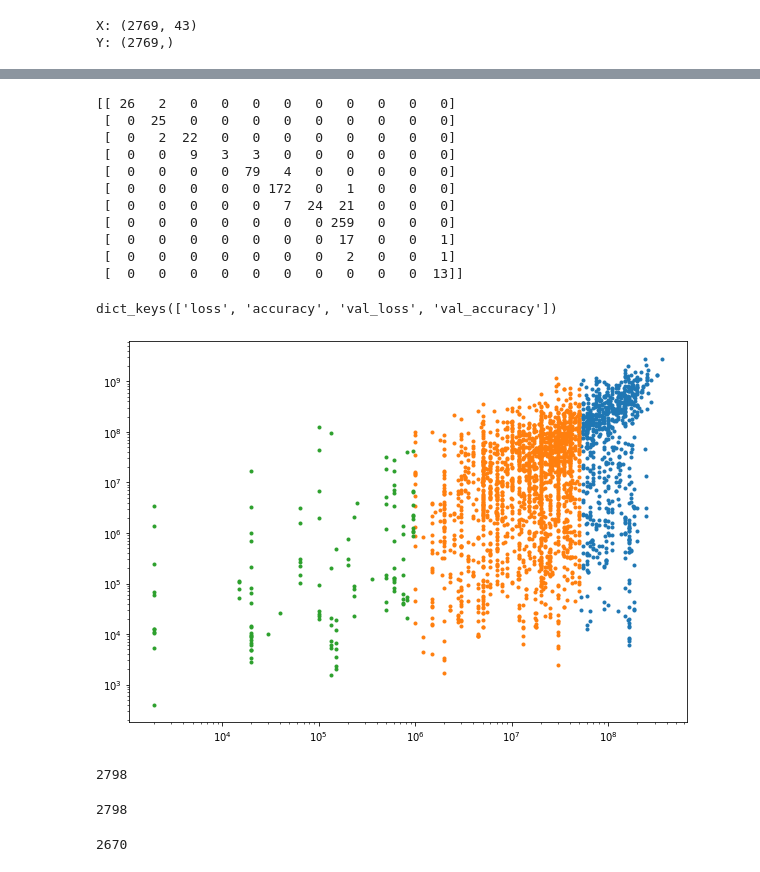
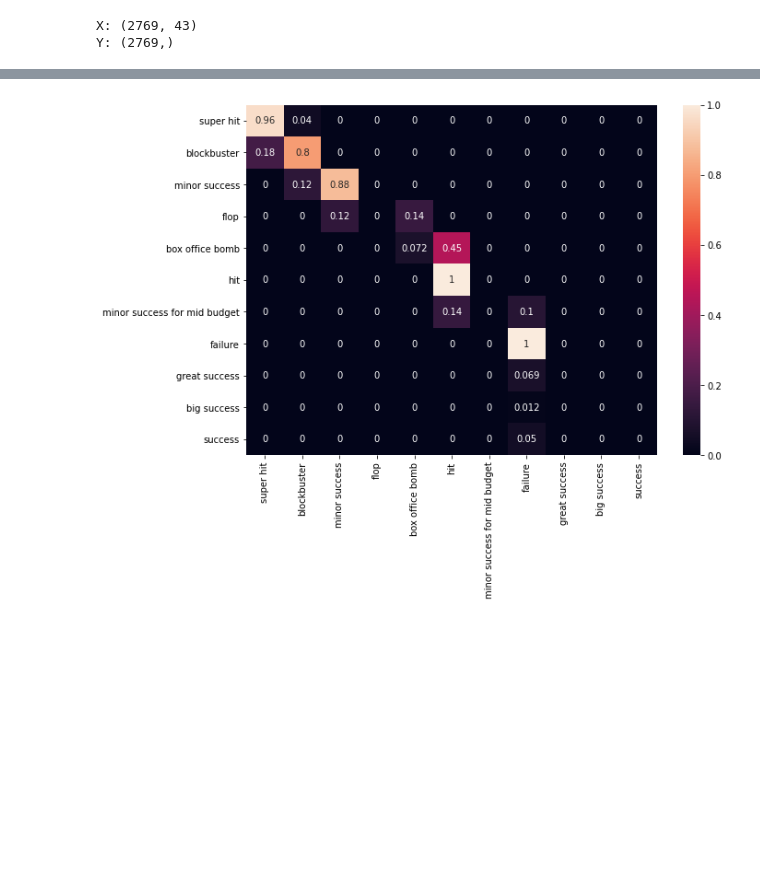
Before and after one commit to Ali-Setareh/Machine-learning-in-physics-Project, a Jupyter notebook: phase 3 - Neural Network/bining_data.ipynb, the cells around one changed output, grey strips where cells are left out. Saved outputs shown, nothing was run; the diff lists cells and outputs as text; code cells hidden in the pictures; blank space fills up the shorter version.

```diff
--- a/phase 3 - Neural Network/bining_data.ipynb
+++ b/phase 3 - Neural Network/bining_data.ipynb
@@ -582,44 +586,15 @@ Epoch 500/500
 # %%
 from sklearn.metrics import confusion_matrix
+import seaborn as sns
+
 Y_predicted = np.argmax( model.predict(X_test) , axis=1 )
-cm = confusion_matrix(Y_test, Y_predicted)
-print(cm)
+cm = confusion_matrix(np.argmax( Y_test , axis=1 ), Y_predicted)
+cm = cm/cm.sum(axis=1)
+
+df_cm = pd.DataFrame(cm, index = [key for key in dic_classification.keys()],
+                  columns = [key for key in dic_classification.keys()])
+plt.figure(figsize = (10,7))
+sns.heatmap(df_cm, annot=True)
+plt.show()
 # %% [output]
-[[ 26   2   0   0   0   0   0   0   0   0   0]
- [  0  25   0   0   0   0   0   0   0   0   0]
- [  0   2  22   0   0   0   0   0   0   0   0]
- [  0   0   9   3   3   0   0   0   0   0   0]
- [  0   0   0   0  79   4   0   0   0   0   0]
- [  0   0   0   0   0 172   0   1   0   0   0]
- [  0   0   0   0   0   7  24  21   0   0   0]
- [  0   0   0   0   0   0   0 259   0   0   0]
- [  0   0   0   0   0   0   0  17   0   0   1]
- [  0   0   0   0   0   0   0   2   0   0   1]
- [  0   0   0   0   0   0   0   0   0   0  13]]
+[figure, added]
-# %%
-fig,ax=plt.subplots()
-# %% [output]
-dict_keys(['loss', 'accuracy', 'val_loss', 'val_accuracy'])
-# %%
-plt.figure(figsize=(10,7))
-x=df['Budget']
-y=df['Worldwide Gross ($)']
-plt.plot(x[x>50e6],y[x>50e6],'.')
-plt.plot(x[(x<=50e6) & (x>=1e6)],y[(x<=50e6) & (x>=1e6)],'.')
-plt.plot(x[(x<1e6)],y[(x<1e6)],'.')
-plt.xscale('log')
-plt.yscale('log')
-# %% [output]
-[figure, removed]
-# %%
-sum(x<1e6)+sum((x>=1e6) & (x<50e6))+sum(x>=50e6)
-# %% [output]
-2798
-# %%
-sum(x<1e6)+sum(x>=1e6)
-# %% [output]
-2798
-# %%
-sum(x>=1e6)
-# %% [output]
-2670
```
Also changed, not shown: parts of 16 cells of this notebook.
